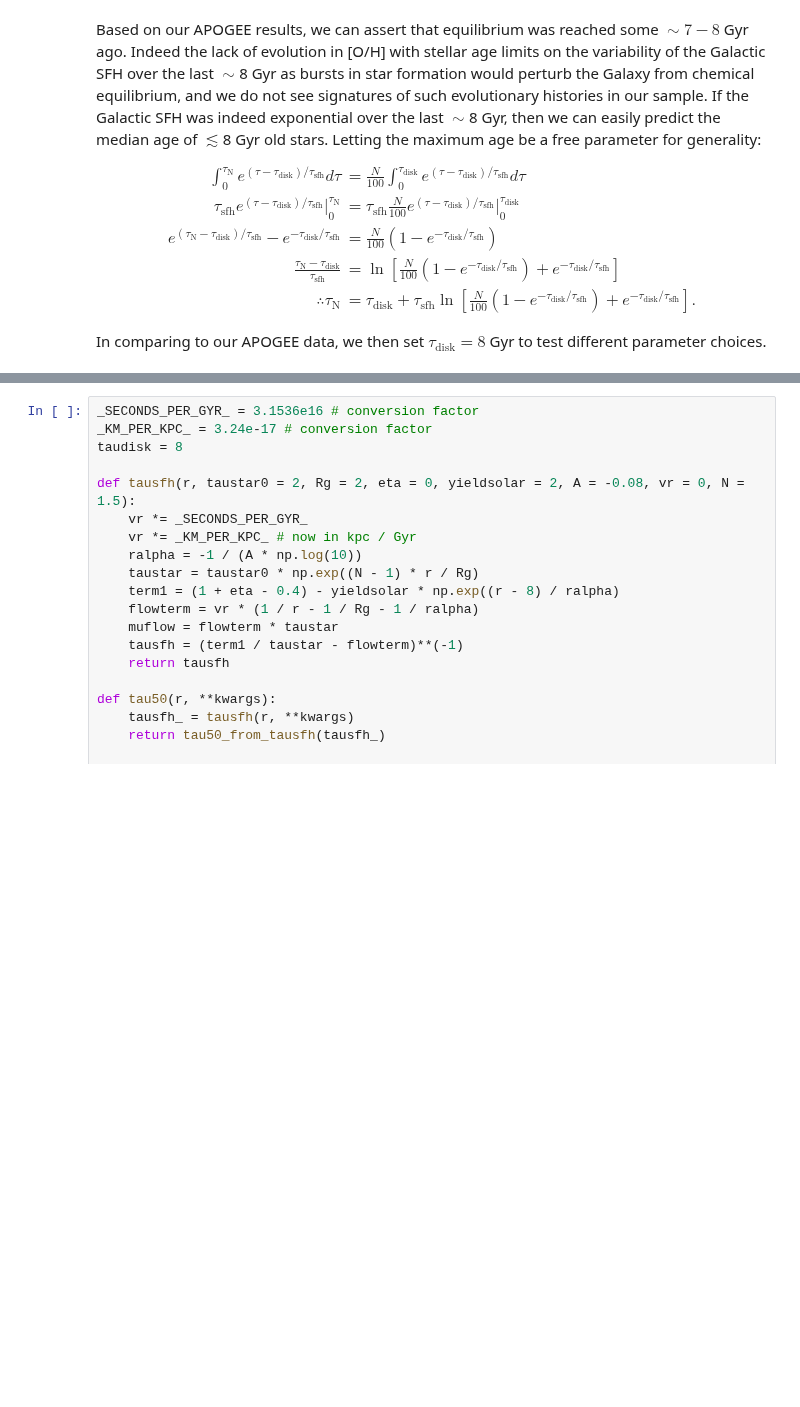
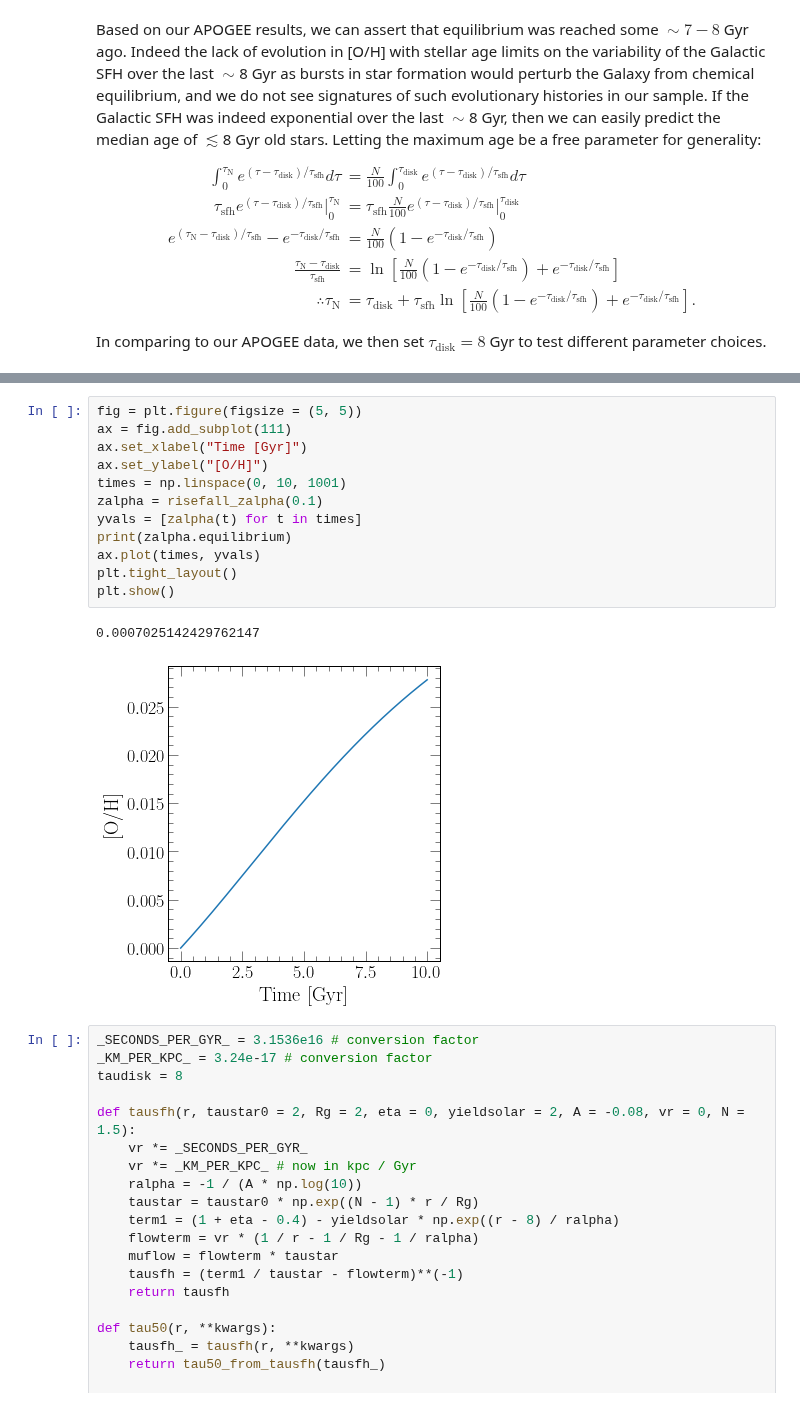
Before and after one commit to giganano/outflows, a Jupyter notebook: notebooks/radialflows.ipynb, the cells around one changed output, grey strips where cells are left out. Drawn from its saved outputs; the diff is of its cells as text; blank space fills up the shorter version.

```diff
--- a/notebooks/radialflows.ipynb
+++ b/notebooks/radialflows.ipynb
@@ -1195,3 +1298,18 @@ In comparing to our APOGEE data, we then set $\tau_\text{disk} = 8$ Gyr to test
+# %%
+fig = plt.figure(figsize = (5, 5))
+ax = fig.add_subplot(111)
+ax.set_xlabel("Time [Gyr]")
+ax.set_ylabel("[O/H]")
+times = np.linspace(0, 10, 1001)
+zalpha = risefall_zalpha(0.1)
+yvals = [zalpha(t) for t in times]
+print(zalpha.equilibrium)
+ax.plot(times, yvals)
+plt.tight_layout()
+plt.show()
+# %% [output]
+0.0007025142429762147
+[figure, added]
 # %%
 _SECONDS_PER_GYR_ = 3.1536e16 # conversion factor
 _KM_PER_KPC_ = 3.24e-17 # conversion factor
```
Also changed, not shown: parts of 4 cells of this notebook.
